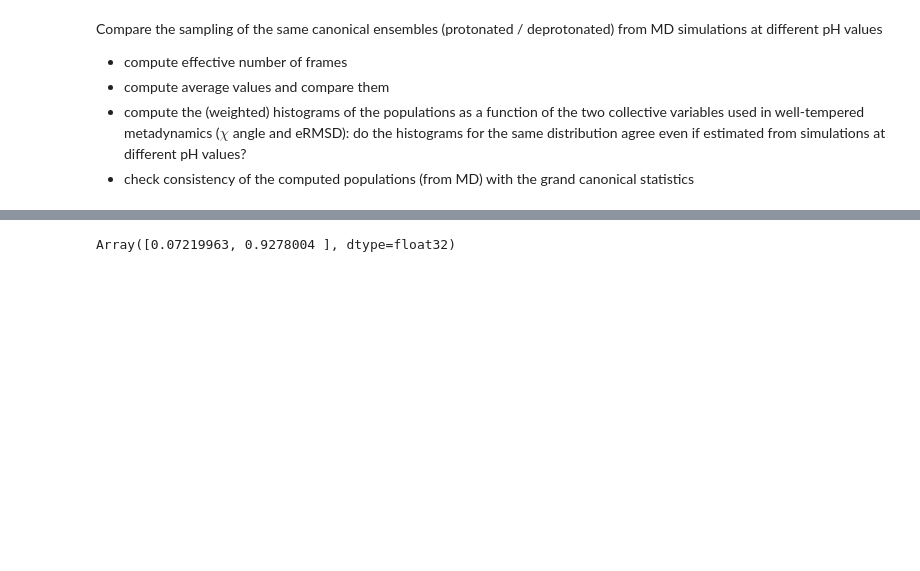
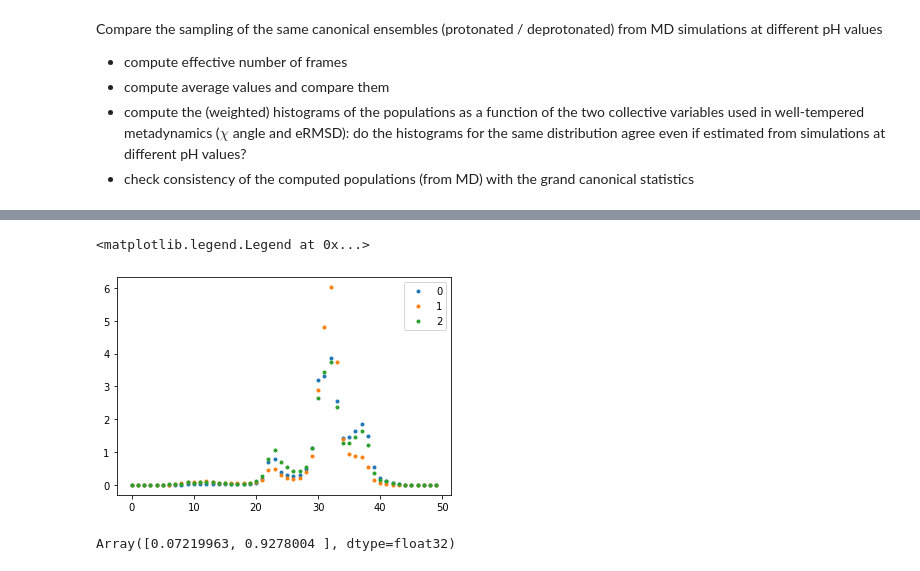
Before and after one commit to Tomfersil/pH-integration, a Jupyter notebook: ph_refine.ipynb, the cells around one changed output, grey strips where cells are left out. Saved outputs shown, nothing was run; the diff lists cells and outputs as text; code cells hidden in the pictures; blank space fills up the shorter version.

```diff
--- a/ph_refine.ipynb
+++ b/ph_refine.ipynb
@@ -606,3 +728,11 @@ data.p0s[n_prot][0 : data.legend_weights[n_prot][1]]
+# %%
+plt.plot(hists[0], '.', label=0)
+plt.plot(hists[1], '.', label=1)
+plt.plot(hists[2], '.', label=2)
+plt.legend()
+# %% [output]
+<matplotlib.legend.Legend at 0x...>
+[figure, added]
 # %%
 i_ph = 0
 
```
Also changed, not shown: parts of 19 cells of this notebook.
